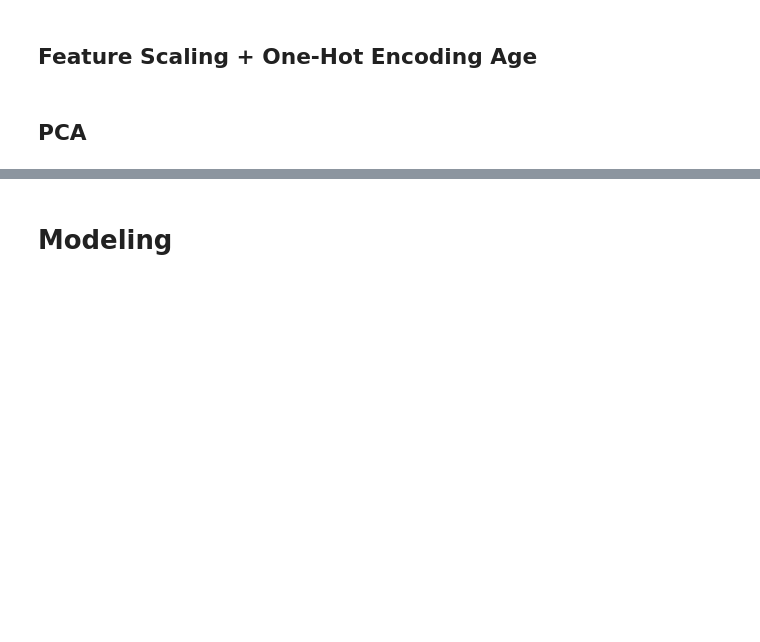
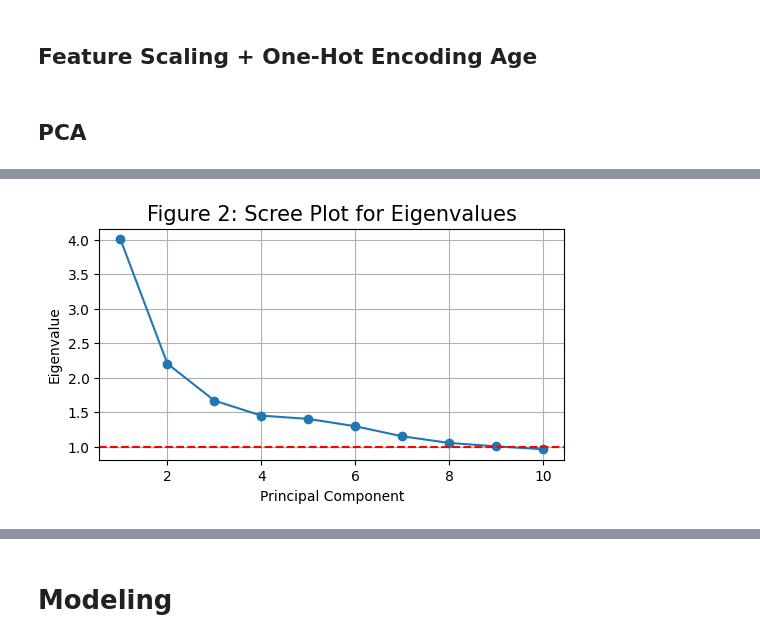
Before and after one commit to mard4/data-science, a Jupyter notebook: project/data_preprocessing.ipynb, the cells around one changed output, grey strips where cells are left out. Cells and saved outputs as stored; diff of their text form; code cells hidden in the pictures; blank space fills up the shorter version.

```diff
--- a/project/data_preprocessing.ipynb
+++ b/project/data_preprocessing.ipynb
@@ -473,0 +485,19 @@ print(top_features)
+# %%
+# Secondo il criterio di Kaiser, si considerano solo le componenti con autovalore > 1 → perché spiegano più varianza di una singola variabile originale
+# Dal grafico, le prime 4 componenti superano il valore 1
+#  le prime 2–4 componenti spiegano la maggior parte dell’informazione
+
+plt.figure(figsize=(6,3))
+plt.plot(np.arange(1, len(eigenvalues)+1),
+         eigenvalues, marker='o')
+plt.xlabel('Principal Component',
+           size = 10)
+plt.ylabel('Eigenvalue',
+           size = 10)
+plt.title('Figure 2: Scree Plot for Eigenvalues',
+          size = 15)
+plt.axhline(y=1, color='r',
+            linestyle='--')
+plt.grid(True)
+# %% [output]
+[figure, added]
```
Also changed, not shown: parts of 11 cells of this notebook.
